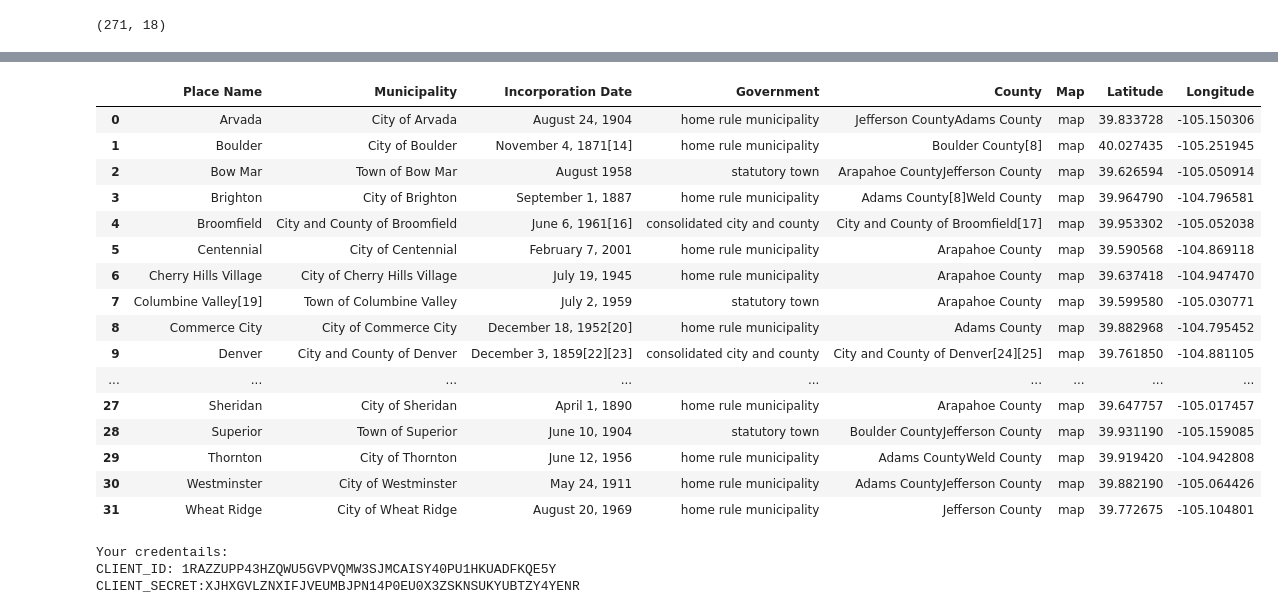
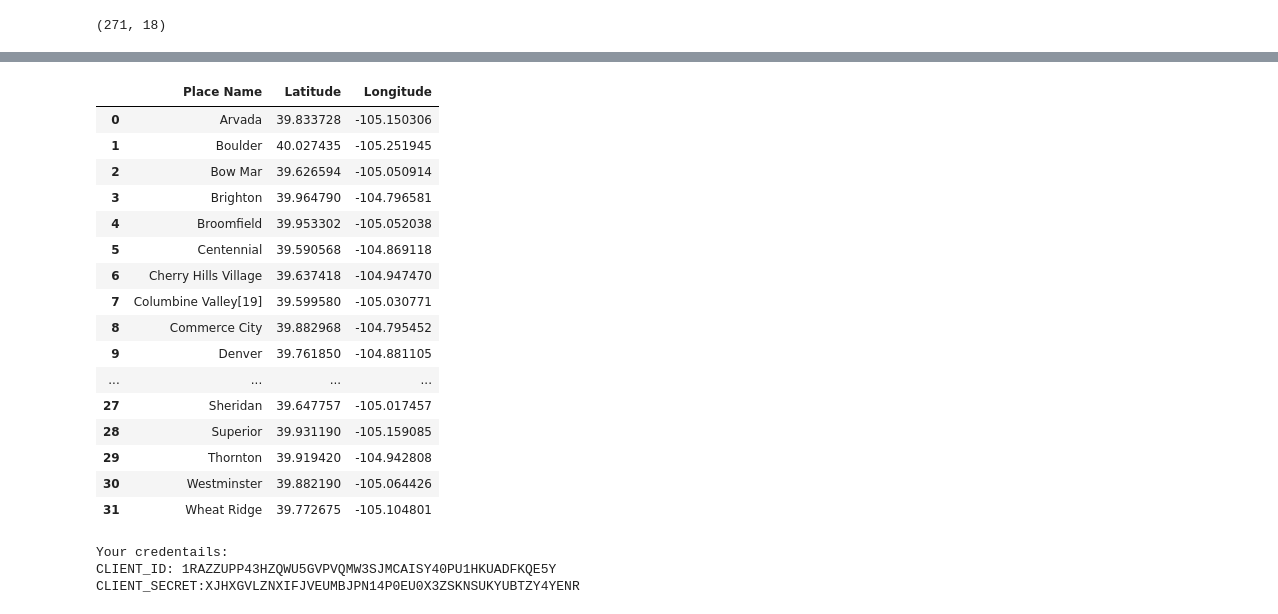
Before and after one commit to ThomasDAdams/Coursera_Capstone, a Jupyter notebook: colorado_kmean-Copy1.ipynb, the cells around one changed output, grey strips where cells are left out. Cells and saved outputs as stored; diff of their text form; code cells hidden in the pictures.

```diff
--- a/colorado_kmean-Copy1.ipynb
+++ b/colorado_kmean-Copy1.ipynb
@@ -117,26 +117,27 @@ The geograpical coordinate of Denver is 39.7392364, -104.9848623.
 # %%
 areas_of_interest.head(32)
 areas_of_interest_cleaned = areas_of_interest.drop(['Pop Rank', '2014 Estimate', '2010 Census','Change','Pop Density','Land Area',\
                         'Water Area','Total Area', 'INCITS', 'WGS84'], axis=1)
-areas_of_interest_cleaned.head(32)
+areas_of_interest_cleaned_more = areas_of_interest_cleaned.drop(['Municipality','Incorporation Date', 'Government', 'County', 'Map'], axis=1)
+areas_of_interest_cleaned_more.head(32)
 # %% [output]
-|  | Place Name | Municipality | Incorporation Date | Government | County | Map | Latitude | Longitude |
-| 0 | Arvada | City of Arvada | August 24, 1904 | home rule municipality | Jefferson CountyAdams County | map | 39.833728 | -105.150306 |
-| 1 | Boulder | City of Boulder | November 4, 1871[14] | home rule municipality | Boulder County[8] | map | 40.027435 | -105.251945 |
-| 2 | Bow Mar | Town of Bow Mar | August 1958 | statutory town | Arapahoe CountyJefferson County | map | 39.626594 | -105.050914 |
-| 3 | Brighton | City of Brighton | September 1, 1887 | home rule municipality | Adams County[8]Weld County | map | 39.964790 | -104.796581 |
-| 4 | Broomfield | City and County of Broomfield | June 6, 1961[16] | consolidated city and county | City and County of Broomfield[17] | map | 39.953302 | -105.052038 |
-| 5 | Centennial | City of Centennial | February 7, 2001 | home rule municipality | Arapahoe County | map | 39.590568 | -104.869118 |
-| 6 | Cherry Hills Village | City of Cherry Hills Village | July 19, 1945 | home rule municipality | Arapahoe County | map | 39.637418 | -104.947470 |
-| 7 | Columbine Valley[19] | Town of Columbine Valley | July 2, 1959 | statutory town | Arapahoe County | map | 39.599580 | -105.030771 |
-| 8 | Commerce City | City of Commerce City | December 18, 1952[20] | home rule municipality | Adams County | map | 39.882968 | -104.795452 |
-| 9 | Denver | City and County of Denver | December 3, 1859[22][23] | consolidated city and county | City and County of Denver[24][25] | map | 39.761850 | -104.881105 |
-| ... | ... | ... | ... | ... | ... | ... | ... | ... |
-| 27 | Sheridan | City of Sheridan | April 1, 1890 | home rule municipality | Arapahoe County | map | 39.647757 | -105.017457 |
-| 28 | Superior | Town of Superior | June 10, 1904 | statutory town | Boulder CountyJefferson County | map | 39.931190 | -105.159085 |
-| 29 | Thornton | City of Thornton | June 12, 1956 | home rule municipality | Adams CountyWeld County | map | 39.919420 | -104.942808 |
-| 30 | Westminster | City of Westminster | May 24, 1911 | home rule municipality | Adams CountyJefferson County | map | 39.882190 | -105.064426 |
-| 31 | Wheat Ridge | City of Wheat Ridge | August 20, 1969 | home rule municipality | Jefferson County | map | 39.772675 | -105.104801 |
+|  | Place Name | Latitude | Longitude |
+| 0 | Arvada | 39.833728 | -105.150306 |
+| 1 | Boulder | 40.027435 | -105.251945 |
+| 2 | Bow Mar | 39.626594 | -105.050914 |
+| 3 | Brighton | 39.964790 | -104.796581 |
+| 4 | Broomfield | 39.953302 | -105.052038 |
+| 5 | Centennial | 39.590568 | -104.869118 |
+| 6 | Cherry Hills Village | 39.637418 | -104.947470 |
+| 7 | Columbine Valley[19] | 39.599580 | -105.030771 |
+| 8 | Commerce City | 39.882968 | -104.795452 |
+| 9 | Denver | 39.761850 | -104.881105 |
+| ... | ... | ... | ... |
+| 27 | Sheridan | 39.647757 | -105.017457 |
+| 28 | Superior | 39.931190 | -105.159085 |
+| 29 | Thornton | 39.919420 | -104.942808 |
+| 30 | Westminster | 39.882190 | -105.064426 |
+| 31 | Wheat Ridge | 39.772675 | -105.104801 |
 # %%
 # Foursquare API Credentials
 CLIENT_ID = '1RAZZUPP43HZQWU5GVPVQMW3SJMCAISY40PU1HKUADFKQE5Y' # your Foursquare ID
```
Also changed, not shown: parts of 39 cells of this notebook.
